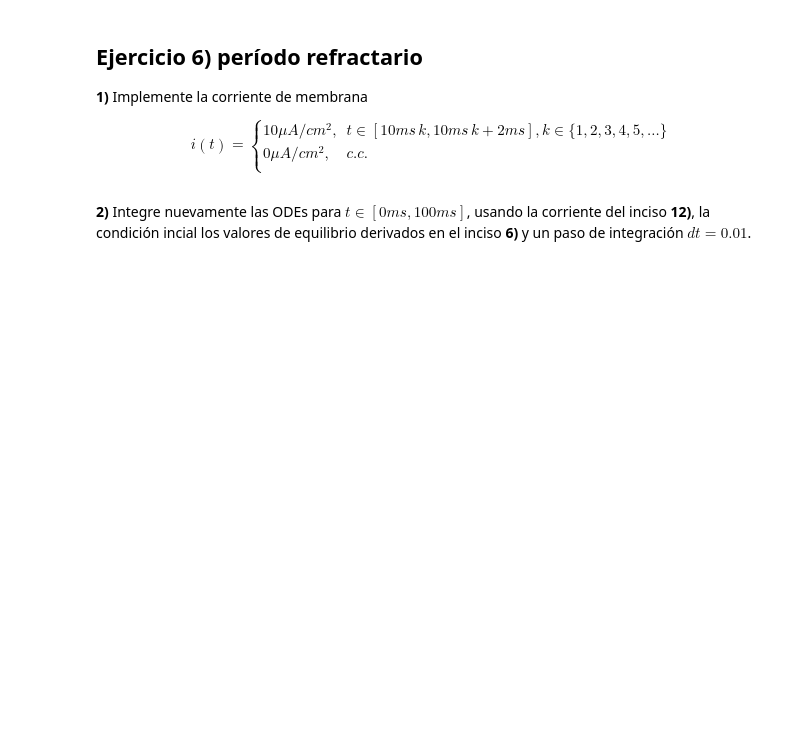
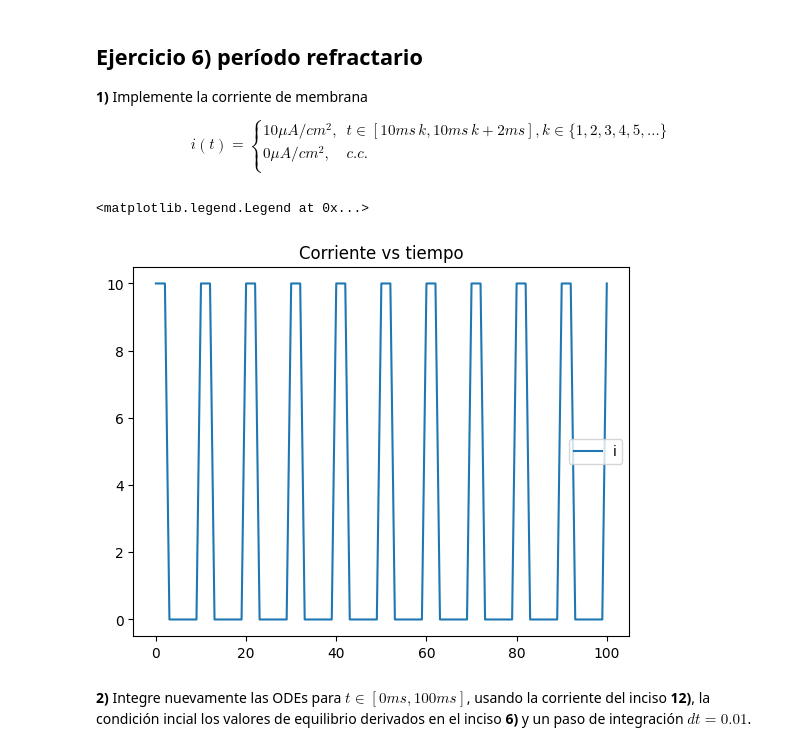
Before and after one commit to basbenja/RedesNeuronales-TrabajosPracticos, a Jupyter notebook: TP1/TrabajoPractico1.ipynb, the cells around one changed output. Saved outputs shown, nothing was run; the diff lists cells and outputs as text; code cells hidden in the pictures; blank space fills up the shorter version.

```diff
--- a/TP1/TrabajoPractico1.ipynb
+++ b/TP1/TrabajoPractico1.ipynb
@@ -576,2 +582,14 @@ $$
+# %%
+# 6.1)
+def i6(t):
+  return 10 if int(t) % 10 in [0, 1] or (t % 10 == 2 and t == int(t)) else 0
+
+ts = np.linspace(0, 100, 101)
+plt.plot(ts, [i6(t) for t in ts], label="i")
+plt.title("Corriente vs tiempo")
+plt.legend()
+# %% [output]
+<matplotlib.legend.Legend at 0x...>
+[figure, added]
 # %% [markdown]
 **2)** Integre nuevamente las ODEs para $t\in[0ms,100ms]$, usando la corriente del inciso **12)**, la condición incial los valores de equilibrio derivados en el inciso **6)** y un paso de integración $dt=0.01$.
```
Also changed, not shown: parts of 9 cells of this notebook.
